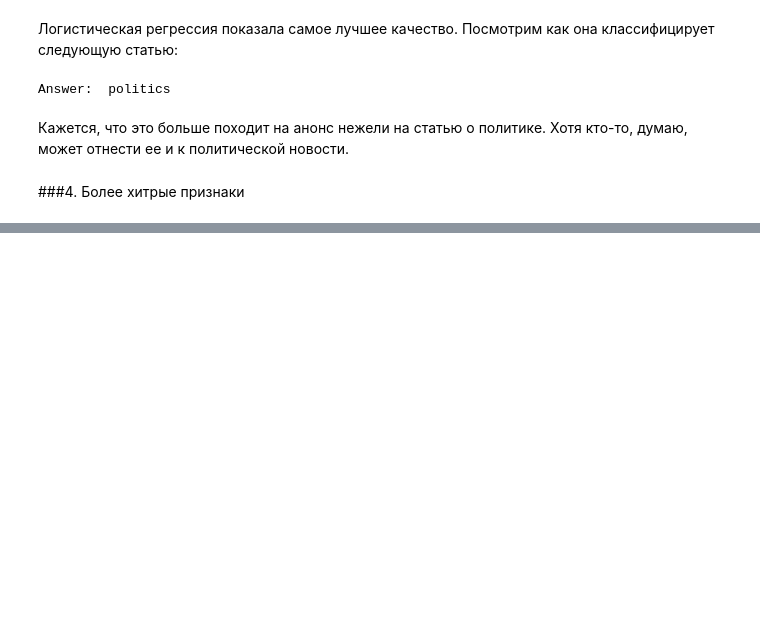
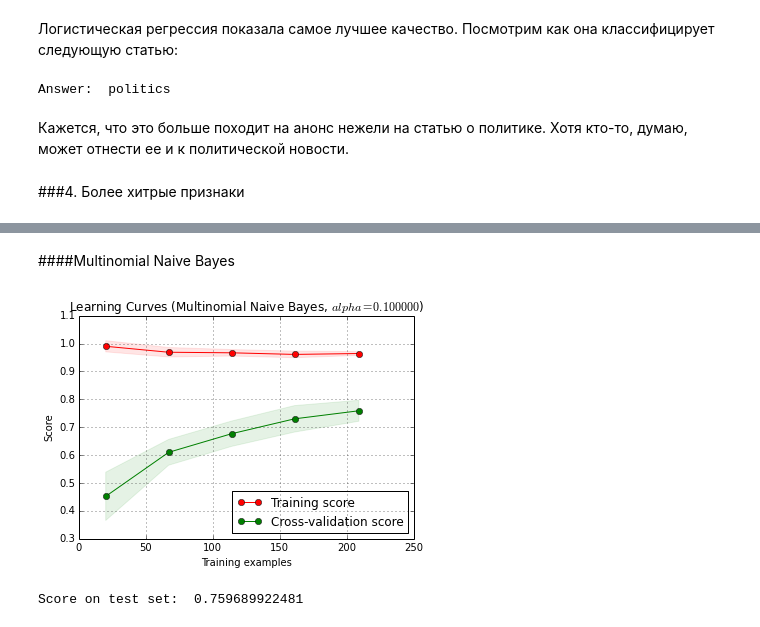
Before and after one commit to vitaly-emelianov/texts, a Jupyter notebook: news/rianews_classification.ipynb, the cells around one changed output, grey strips where cells are left out. Drawn from its saved outputs; the diff is of its cells as text; code cells hidden in the pictures; blank space fills up the shorter version.

```diff
--- a/news/rianews_classification.ipynb
+++ b/news/rianews_classification.ipynb
@@ -302,0 +442,7 @@ Quality:  0.759346971953
+# %% [markdown]
+####Multinomial Naive Bayes
+# %%
+multinomial_nb_report(X, answers)
+# %% [output]
+[figure, added]
+Score on test set:  0.759689922481
```
Also changed, not shown: parts of 50 cells of this notebook.
